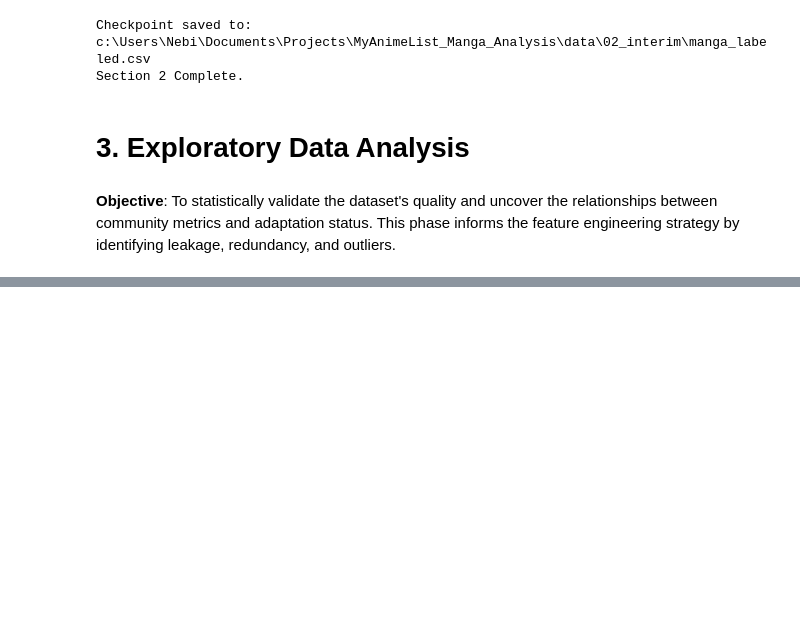
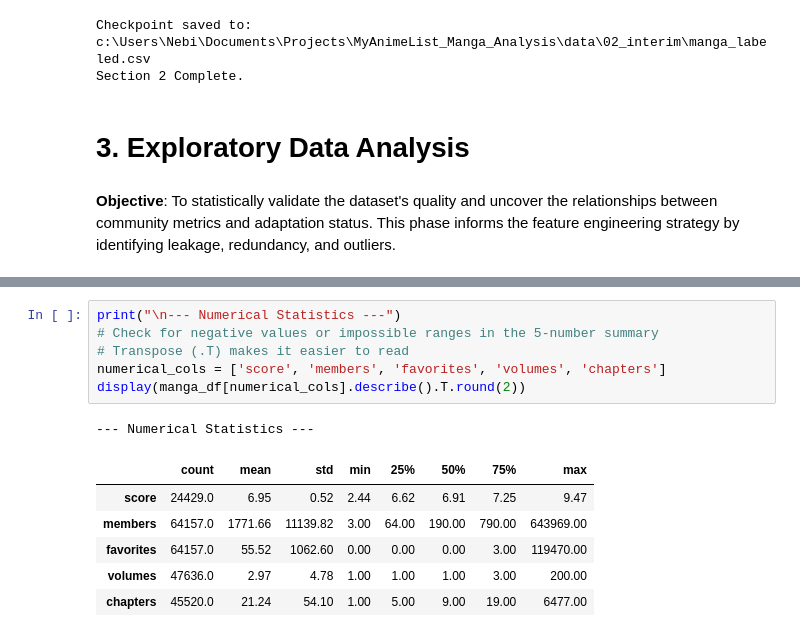
Before and after one commit to kennethyyoung/MyAnimeList_Manga_Analysis, a Jupyter notebook: notebooks/analysis.ipynb, the cells around one changed output, grey strips where cells are left out. Cells and saved outputs as stored; diff of their text form; blank space fills up the shorter version.

```diff
--- a/notebooks/analysis.ipynb
+++ b/notebooks/analysis.ipynb
@@ -677,0 +573,14 @@ plt.show()
+# %%
+print("\n--- Numerical Statistics ---")
+# Check for negative values or impossible ranges in the 5-number summary
+# Transpose (.T) makes it easier to read
+numerical_cols = ['score', 'members', 'favorites', 'volumes', 'chapters']
+display(manga_df[numerical_cols].describe().T.round(2))
+# %% [output]
+--- Numerical Statistics ---
+|  | count | mean | std | min | 25% | 50% | 75% | max |
+| score | 24429.0 | 6.95 | 0.52 | 2.44 | 6.62 | 6.91 | 7.25 | 9.47 |
+| members | 64157.0 | 1771.66 | 11139.82 | 3.00 | 64.00 | 190.00 | 790.00 | 643969.00 |
+| favorites | 64157.0 | 55.52 | 1062.60 | 0.00 | 0.00 | 0.00 | 3.00 | 119470.00 |
+| volumes | 47636.0 | 2.97 | 4.78 | 1.00 | 1.00 | 1.00 | 3.00 | 200.00 |
+| chapters | 45520.0 | 21.24 | 54.10 | 1.00 | 5.00 | 9.00 | 19.00 | 6477.00 |
```
Also changed, not shown: parts of 22 cells of this notebook.
